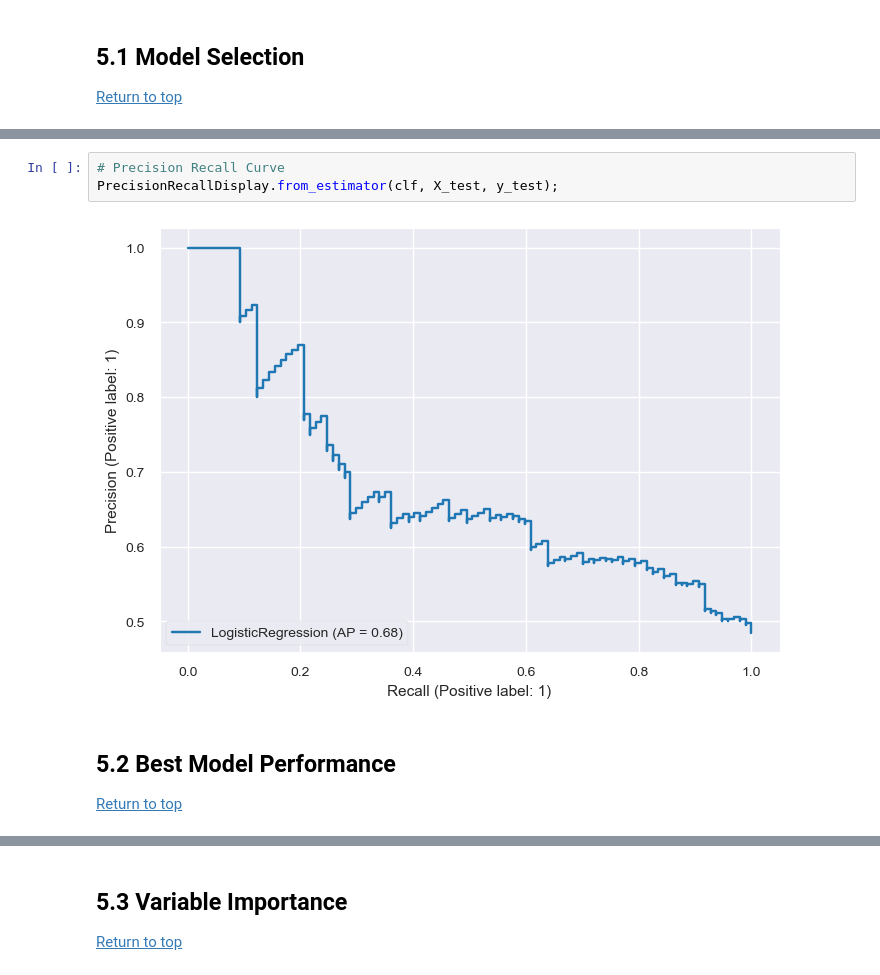
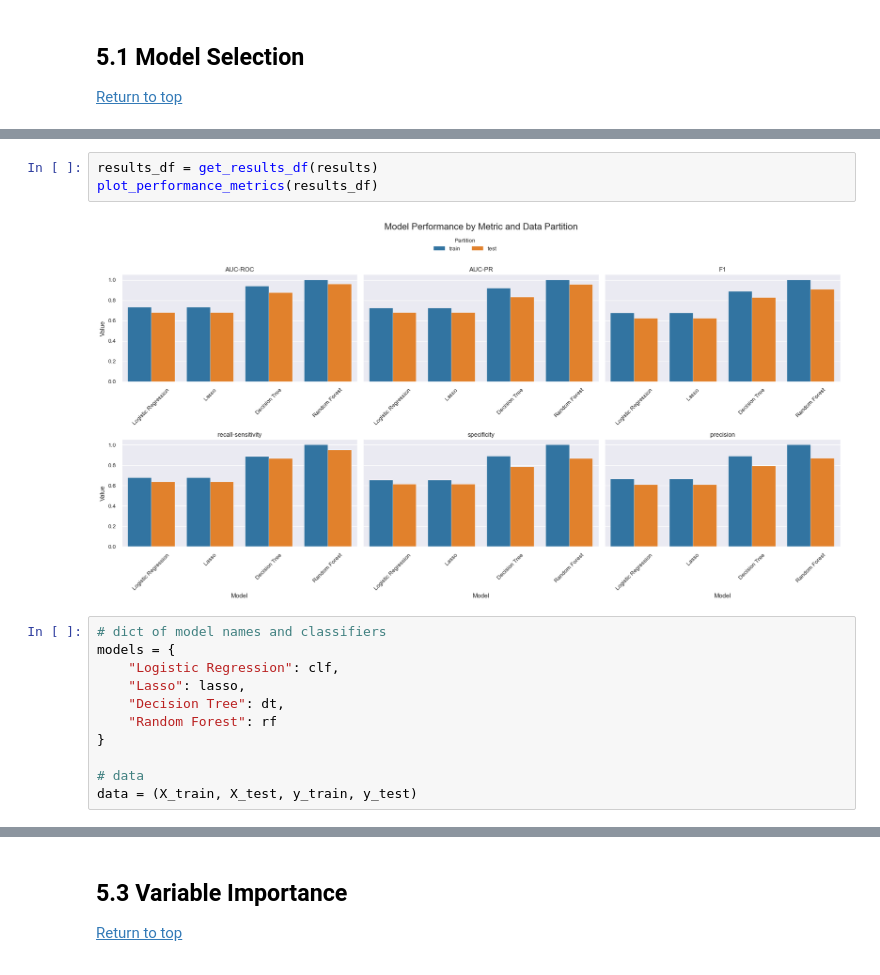
Before and after one commit to stevenworthington/cs109a_final_project, a Jupyter notebook: code/cs109a_final_report.ipynb, the cells around one changed output, grey strips where cells are left out. Drawn from its saved outputs; the diff is of its cells as text.

Commit message:
ROC / PR curve plots and metrics plots updated

```diff
--- a/code/cs109a_final_report.ipynb
+++ b/code/cs109a_final_report.ipynb
@@ -569,10 +531,16 @@ RocCurveDisplay.from_estimator(clf, X_test, y_test);
-# %%
-# Precision Recall Curve
-PrecisionRecallDisplay.from_estimator(clf, X_test, y_test);
-# %% [output]
-[figure, removed]
-# %% [markdown]
-<a name="5.2.-Best-Model-Performance"></a>
-## 5.2 Best Model Performance
-
-[Return to top](#Notebook-Contents)
+# %%
+results_df = get_results_df(results)
+plot_performance_metrics(results_df)
+# %% [output]
+[figure, added]
+# %%
+# dict of model names and classifiers
+models = {
+    "Logistic Regression": clf,
+    "Lasso": lasso,
+    "Decision Tree": dt,
+    "Random Forest": rf
+}
+
+# data
+data = (X_train, X_test, y_train, y_test)
```
Also changed, not shown: parts of 9 cells of this notebook, 1 other file.
